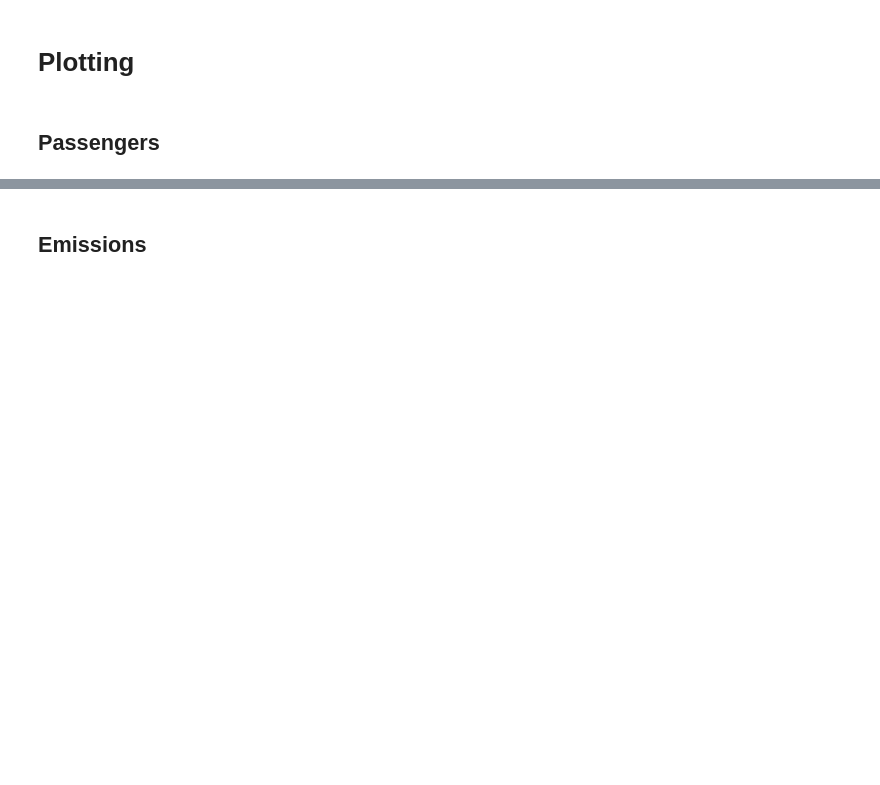
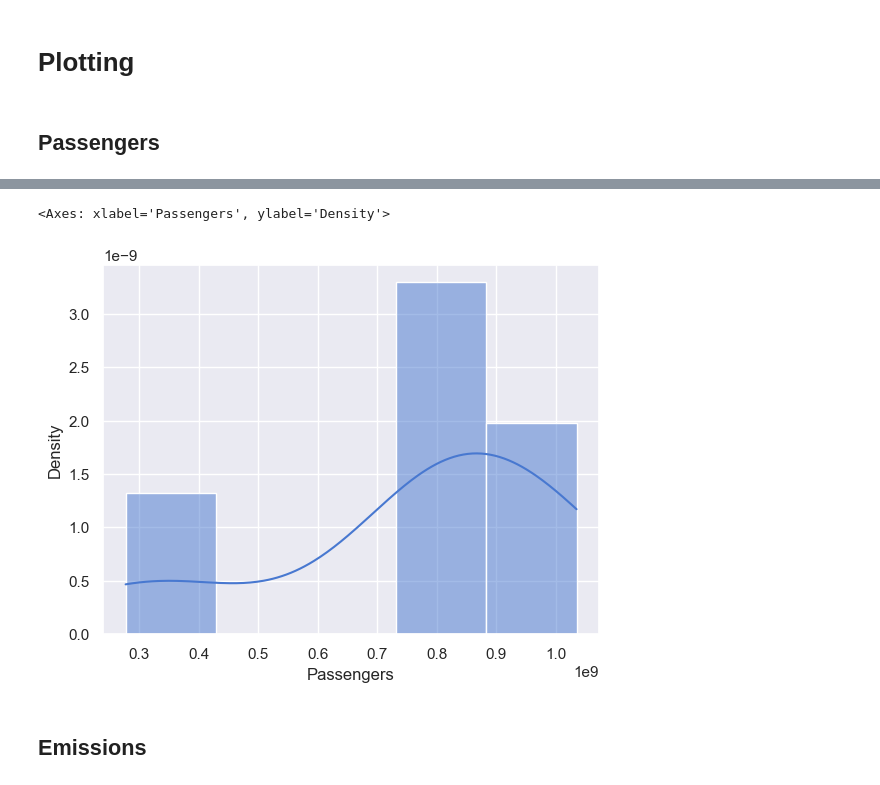
Before and after one commit to simboli/Computer-programming-and-data-management-Assignment, a Jupyter notebook: 004.Plotting.ipynb, the cells around one changed output, grey strips where cells are left out. Cells and saved outputs as stored; diff of their text form; code cells hidden in the pictures; blank space fills up the shorter version.

```diff
--- a/004.Plotting.ipynb
+++ b/004.Plotting.ipynb
@@ -83,2 +95,10 @@ plt.show()
+# %%
+sns.set(color_codes=True)
+sns.set_palette(sns.color_palette("muted"))
+
+sns.histplot(df_EU27_passengers["Passengers"], kde=True, stat="density")
+# %% [output]
+<Axes: xlabel='Passengers', ylabel='Density'>
+[figure, added]
 # %% [markdown]
 ## Emissions
```
Also changed, not shown: parts of 21 cells of this notebook, 1 other file.
